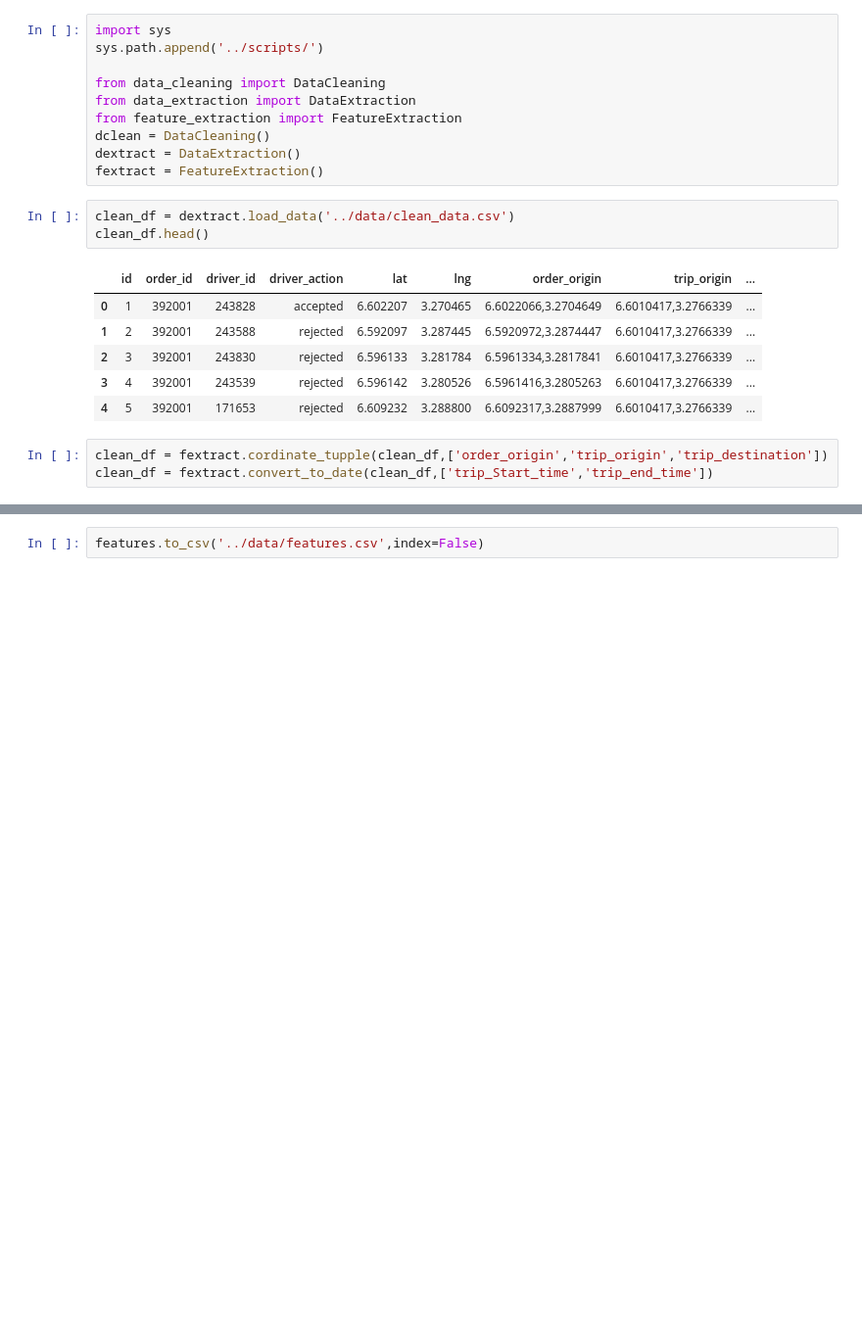
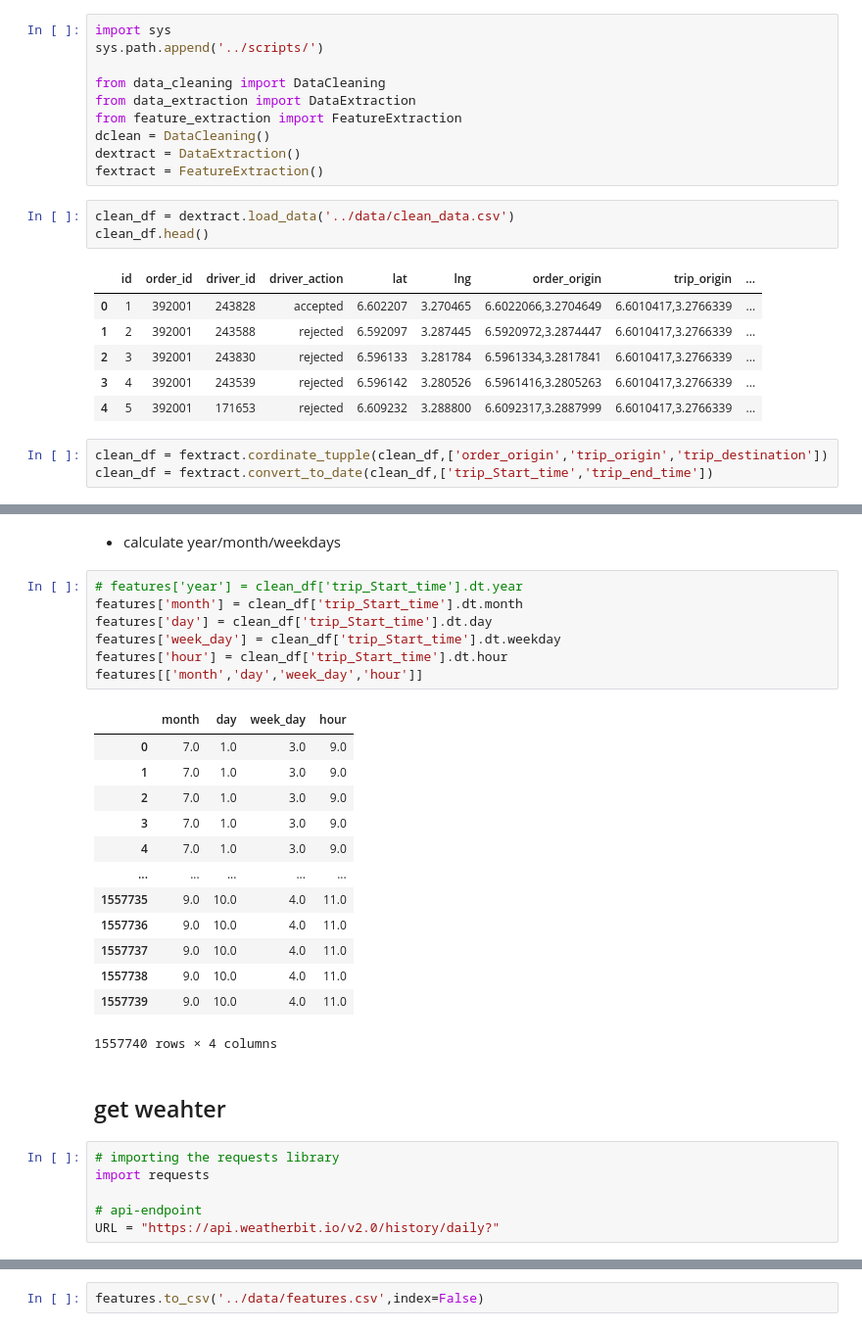
Before and after one commit to degagawolde/delivery-drivers-location-optimisation-with-causal-inference, a Jupyter notebook: notebooks/feature_engineering.ipynb, the cells around one changed output, grey strips where cells are left out. Shown: that part at 98% size. Saved outputs shown, nothing was run; the diff lists cells and outputs as text; blank space fills up the shorter version.

```diff
--- a/notebooks/feature_engineering.ipynb
+++ b/notebooks/feature_engineering.ipynb
@@ -45,0 +52,31 @@ features.head()
+# %% [markdown]
+- calculate year/month/weekdays
+# %%
+# features['year'] = clean_df['trip_Start_time'].dt.year
+features['month'] = clean_df['trip_Start_time'].dt.month
+features['day'] = clean_df['trip_Start_time'].dt.day
+features['week_day'] = clean_df['trip_Start_time'].dt.weekday
+features['hour'] = clean_df['trip_Start_time'].dt.hour
+features[['month','day','week_day','hour']]
+# %% [output]
+|  | month | day | week_day | hour |
+| 0 | 7.0 | 1.0 | 3.0 | 9.0 |
+| 1 | 7.0 | 1.0 | 3.0 | 9.0 |
+| 2 | 7.0 | 1.0 | 3.0 | 9.0 |
+| 3 | 7.0 | 1.0 | 3.0 | 9.0 |
+| 4 | 7.0 | 1.0 | 3.0 | 9.0 |
+| ... | ... | ... | ... | ... |
+| 1557735 | 9.0 | 10.0 | 4.0 | 11.0 |
+| 1557736 | 9.0 | 10.0 | 4.0 | 11.0 |
+| 1557737 | 9.0 | 10.0 | 4.0 | 11.0 |
+| 1557738 | 9.0 | 10.0 | 4.0 | 11.0 |
+| 1557739 | 9.0 | 10.0 | 4.0 | 11.0 |
+1557740 rows × 4 columns
+# %% [markdown]
+## get weahter
+# %%
+# importing the requests library
+import requests
+
+# api-endpoint
+URL = "https://api.weatherbit.io/v2.0/history/daily?"
```
Also changed, not shown: parts of 5 cells of this notebook, 8 other files.
